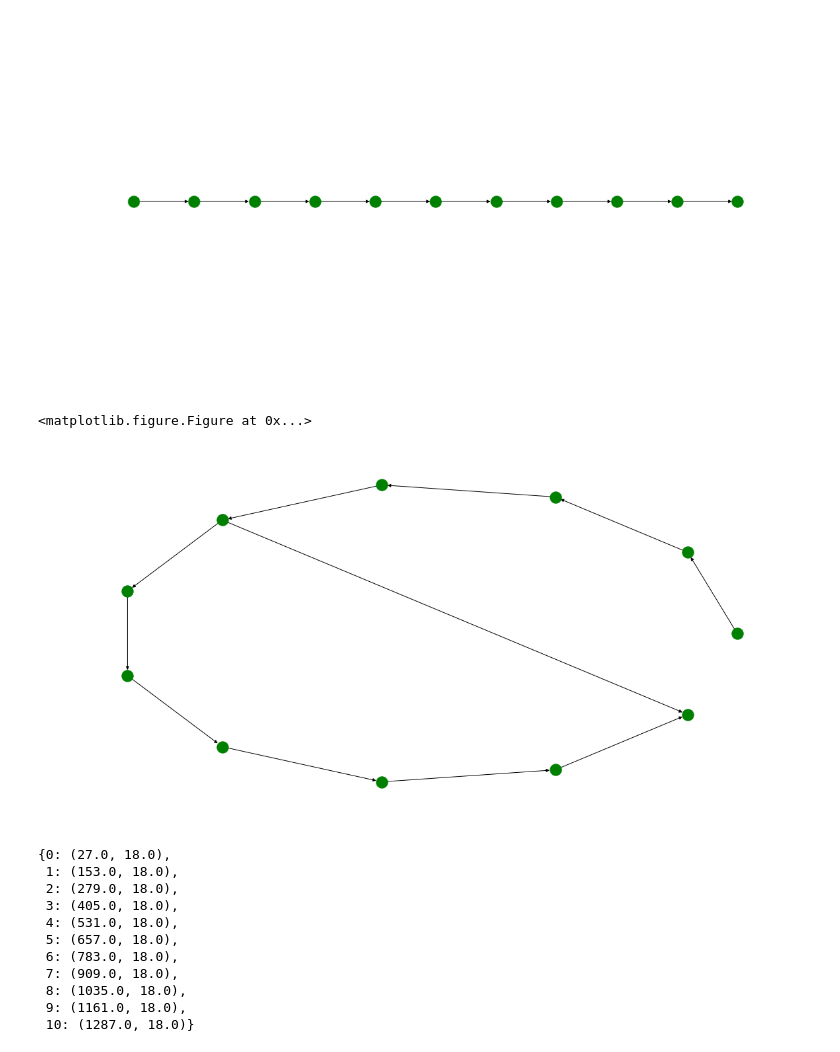
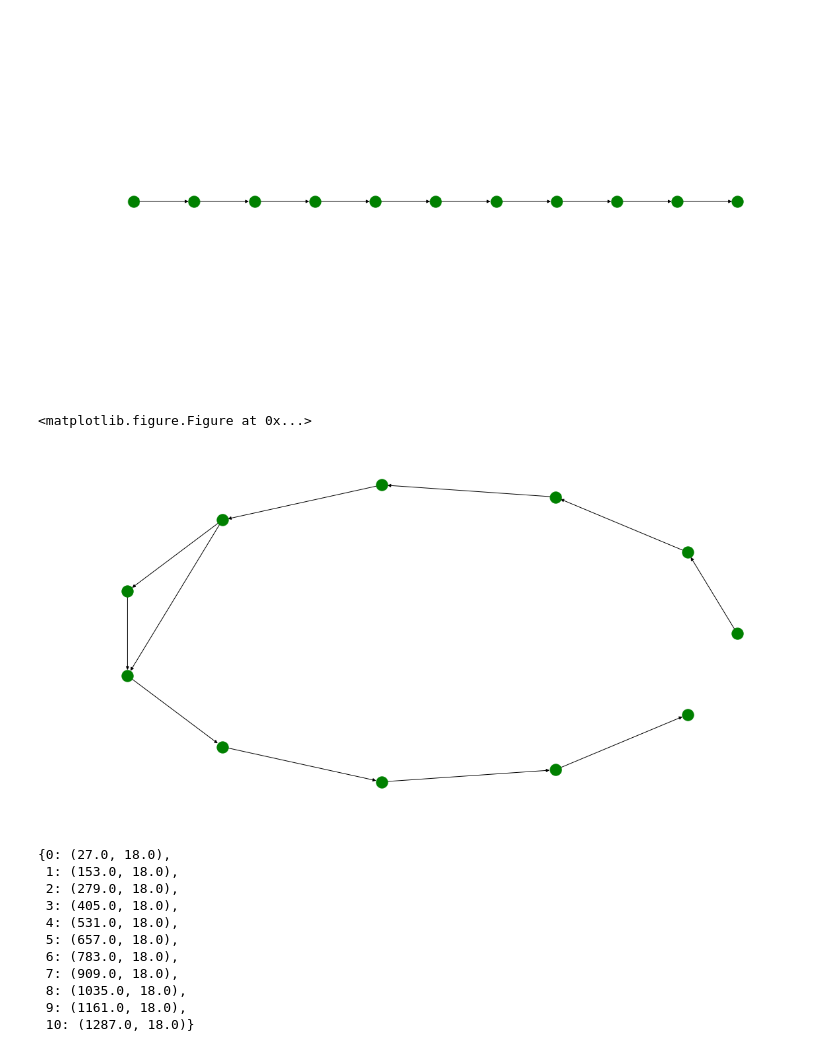
Before and after one commit to darpanbiswas/chain, a Jupyter notebook: data_for_js.ipynb, the cells around one changed output. Saved outputs shown, nothing was run; the diff lists cells and outputs as text; code cells hidden in the pictures.

```diff
--- a/data_for_js.ipynb
+++ b/data_for_js.ipynb
@@ -221,31 +221,31 @@ show(fig, 'plot_credit_score_encoding_05')
 # %%
 fig,ax=plt.subplots(figsize=(20,10))
 
 G = nx.DiGraph()
 for node in range(0,10):
     G.add_edge(node, node+1)
 # G.add_edge(5,4)
 # G.add_edge(12,5)
 pos=nx.circular_layout(G)
 # neato, dot, twopi, circo, fdp, nop, wc, acyclic, gvpr, gvcolor, ccomps, sccmap, tred, sfdp.
 # pos=graphviz_layout(G, prog='neato')
 
-G.add_edge(4,10)
+G.add_edge(4,6)
 
 nx.draw_networkx_nodes(
     G,
     nodelist=list(range(0,11)),
     pos=pos,
     node_shape='o',
     node_color='g',
 )
 
 nx.draw_networkx_edges(G, pos=pos)
 ax.set_axis_off()
 show(fig, 'plot_credit_score_encoding_06')
 # %% [output]
 <matplotlib.figure.Figure at 0x...>
-[figure, old version]
+[figure, new version]
 # %%
 pos
 # %% [output]
```
Also changed, not shown: 8 other files.
